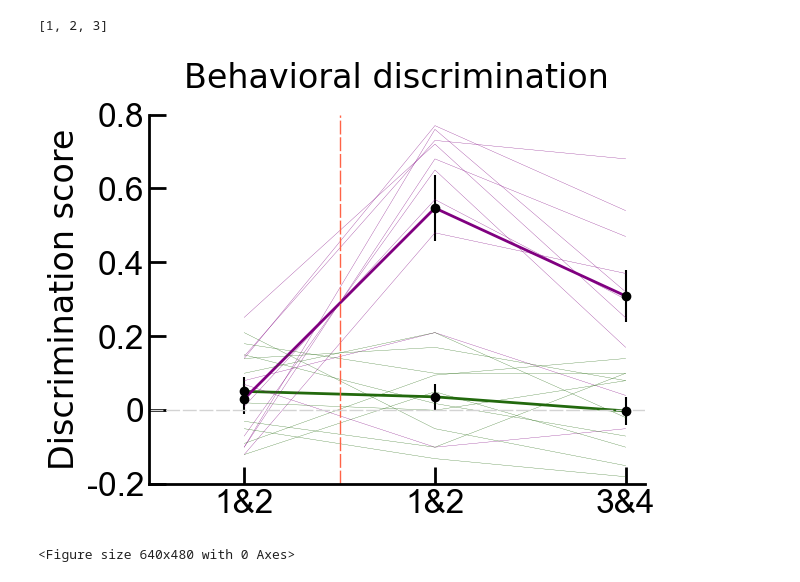
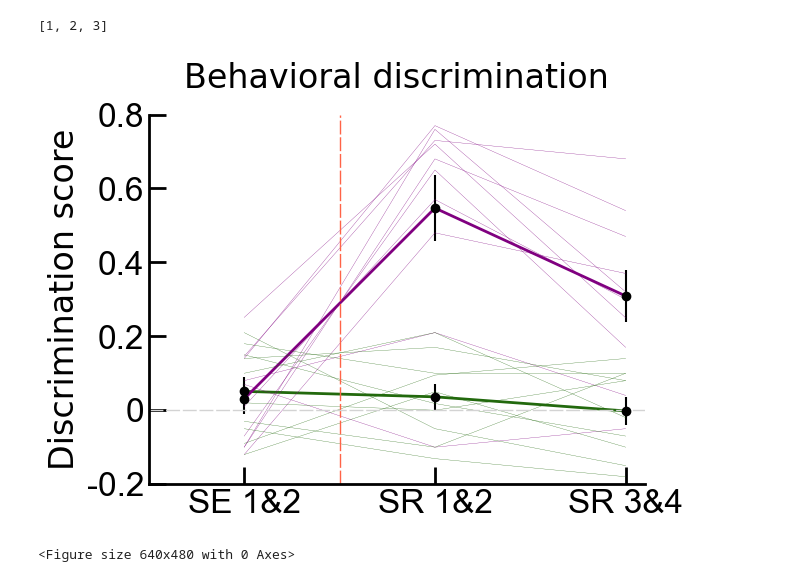
Before and after one commit to Pegahka/SocialFearConditioningProject, a Jupyter notebook: BehaviorAnalysis/BehaviorFig5/Behavior_SingleLines.ipynb, the cells around one changed output. Saved outputs shown, nothing was run; the diff lists cells and outputs as text; code cells hidden in the pictures.

```diff
--- a/BehaviorAnalysis/BehaviorFig5/Behavior_SingleLines.ipynb
+++ b/BehaviorAnalysis/BehaviorFig5/Behavior_SingleLines.ipynb
@@ -140,35 +140,35 @@ plt.axhline(y=0,linewidth=1, color='lightgrey',ls='--', dashes=(10, 2))
 
 
 
 # Adding legend
 
 #axis limits and ticks
 ax.set_ylim(bottom=-0.2,top=0.8);
 ax.set_yticks([-0.2,0,0.2,0.4,0.6,0.8], fontname='Arial')
 ax.set_yticklabels(['-0.2','0','0.2','0.4','0.6','0.8'],fontname='Arial')
 
 ax.set_xlim([0.5,3.1])
 ax.set_xticks([1,2,3], fontname='Arial')
-ax.set_xticklabels(['1&2','1&2','3&4'],fontname='Arial')
+ax.set_xticklabels(['SE 1&2','SR 1&2','SR 3&4'],fontname='Arial')
 
 
 #axis features
 ax.spines['left'].set_linewidth(2)
 ax.spines['bottom'].set_linewidth(2)
 ax.tick_params(axis='both', which='major', direction='in',length=12, labelsize=24, width=2)
 
 # Displaying the plot
 plt.legend(['Control', 'SFC'], fontsize = 18, frameon=False, loc='upper left')
 #ax.legend(loc='upper left')
 ax.get_legend().remove()
 
 plt.show()
 
 # Save figures
 plt.tight_layout()
 fig.tight_layout()
-fig.savefig("Behavior_SingleLines.jpg",dpi=500)
-plt.savefig('Behavior_SingleLines.eps', format='eps')
+fig.savefig("Behavior_SingleLines.jpg",dpi=600)
+plt.savefig('Behavior_SingleLines.eps', format='eps', dpi=600)
 # %% [output]
-[figure, old version]
+[figure, new version]
 <Figure size 640x480 with 0 Axes>
```
